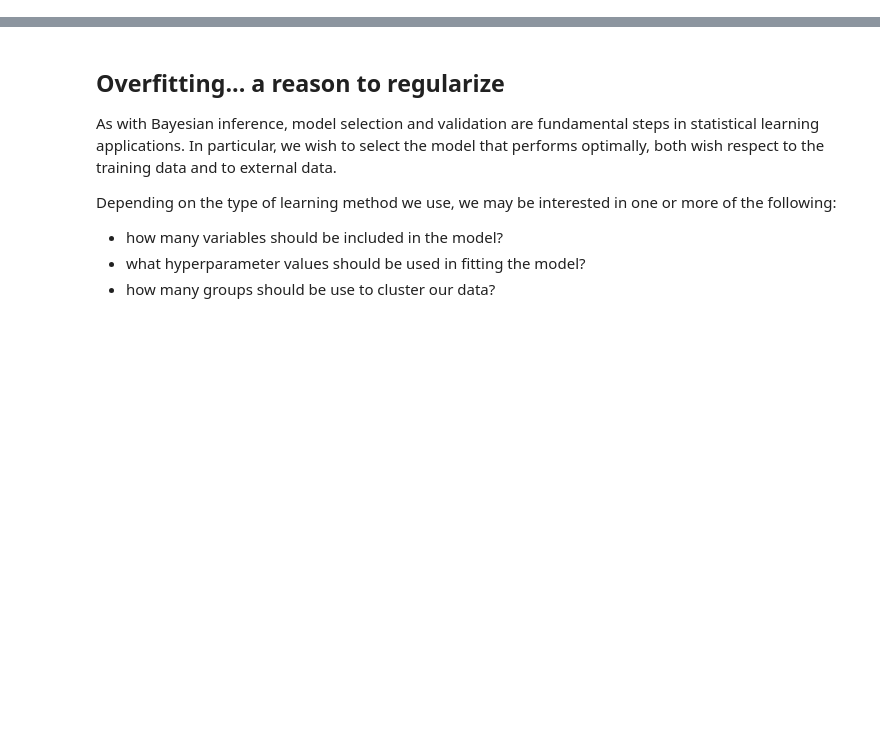
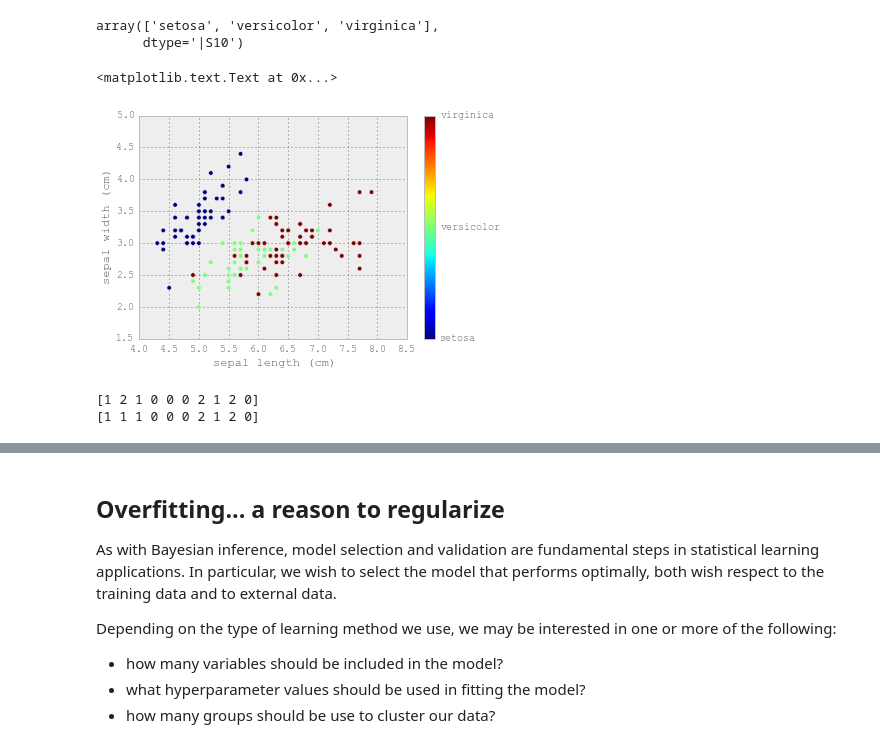
Before and after one commit to jlan84/cross-validation-assignment, a Jupyter notebook: lecture.ipynb, the cells around one changed output, grey strips where cells are left out. Drawn from its saved outputs; the diff is of its cells as text; code cells hidden in the pictures; blank space fills up the shorter version.

```diff
--- a/lecture.ipynb
+++ b/lecture.ipynb
@@ -0,0 +50,3 @@
+# %%
+from sklearn.datasets import load_iris
+iris = load_iris()
@@ -0,0 +76,43 @@
+# %%
+iris.target_names
+# %% [output]
+array(['setosa', 'versicolor', 'virginica'],
+      dtype='|S10')
+# %%
+x_index = 0
+y_index = 1
+
+# this formatter will label the colorbar with the correct target names
+formatter = plt.FuncFormatter(lambda i, *args: iris.target_names[int(i)])
+
+plt.scatter(iris.data[:, x_index], iris.data[:, y_index], c=iris.target)
+plt.colorbar(ticks=[0, 1, 2], format=formatter)
+plt.xlabel(iris.feature_names[x_index])
+plt.ylabel(iris.feature_names[y_index])
+# %% [output]
+<matplotlib.text.Text at 0x...>
+[figure, added]
+# %%
+iris_X = iris.data
+iris_y = iris.target
+
+np.random.seed(0)
+indices = np.random.permutation(len(iris_X))
+iris_X_train = iris_X[indices[:-10]]
+iris_y_train = iris_y[indices[:-10]]
+iris_X_test  = iris_X[indices[-10:]]
+iris_y_test  = iris_y[indices[-10:]]
+
+# Create and fit a nearest-neighbor classifier
+from sklearn.neighbors import KNeighborsClassifier
+knn = KNeighborsClassifier()
+knn.fit(iris_X_train, iris_y_train)
+KNeighborsClassifier(algorithm='auto', leaf_size=30, metric='minkowski',
+           n_neighbors=5, p=2, weights='uniform')
+
+print knn.predict(iris_X_test)
+
+print iris_y_test
+# %% [output]
+[1 2 1 0 0 0 2 1 2 0]
+[1 1 1 0 0 0 2 1 2 0]
```
Also changed, not shown: parts of 29 cells of this notebook, 1 other file.
